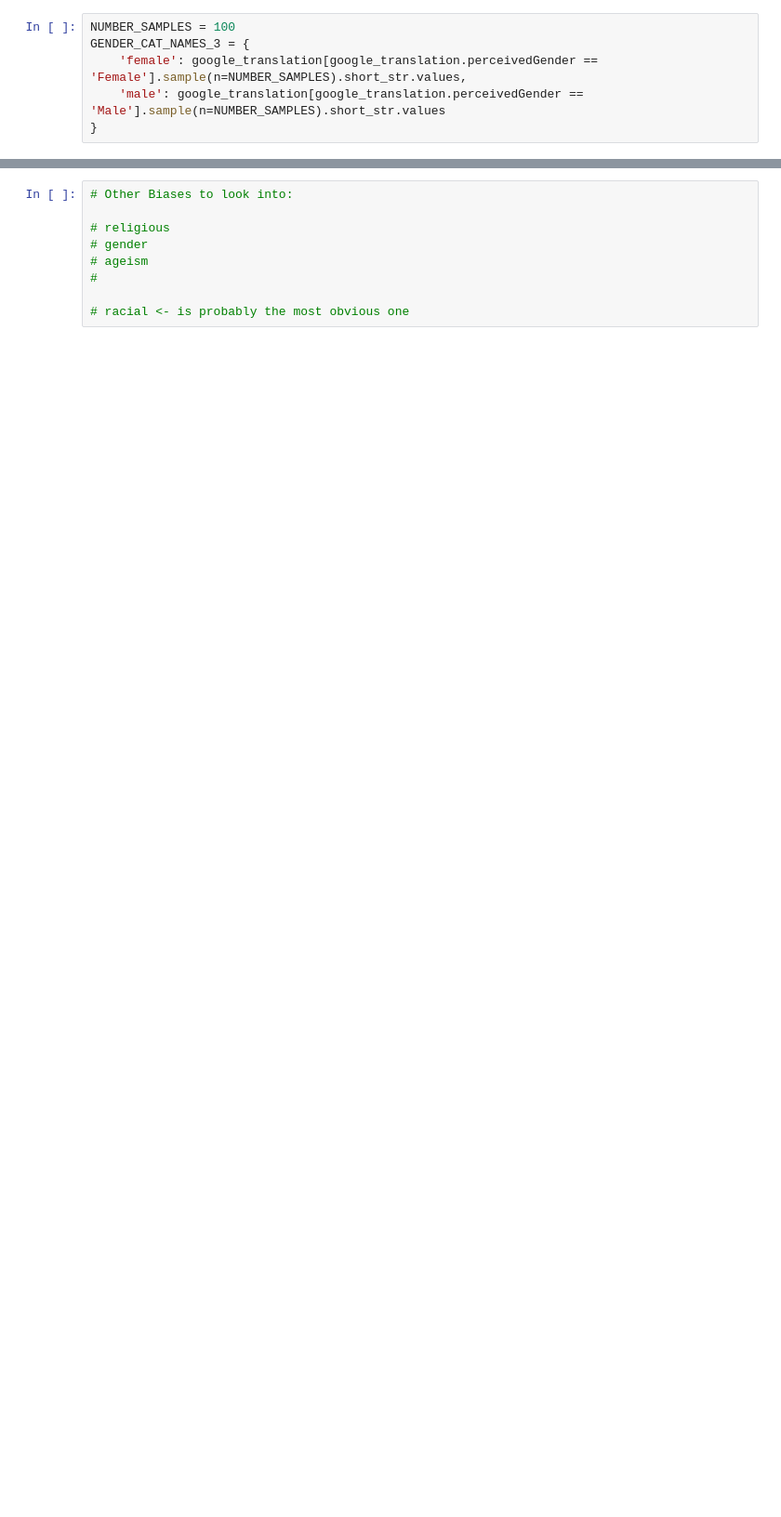
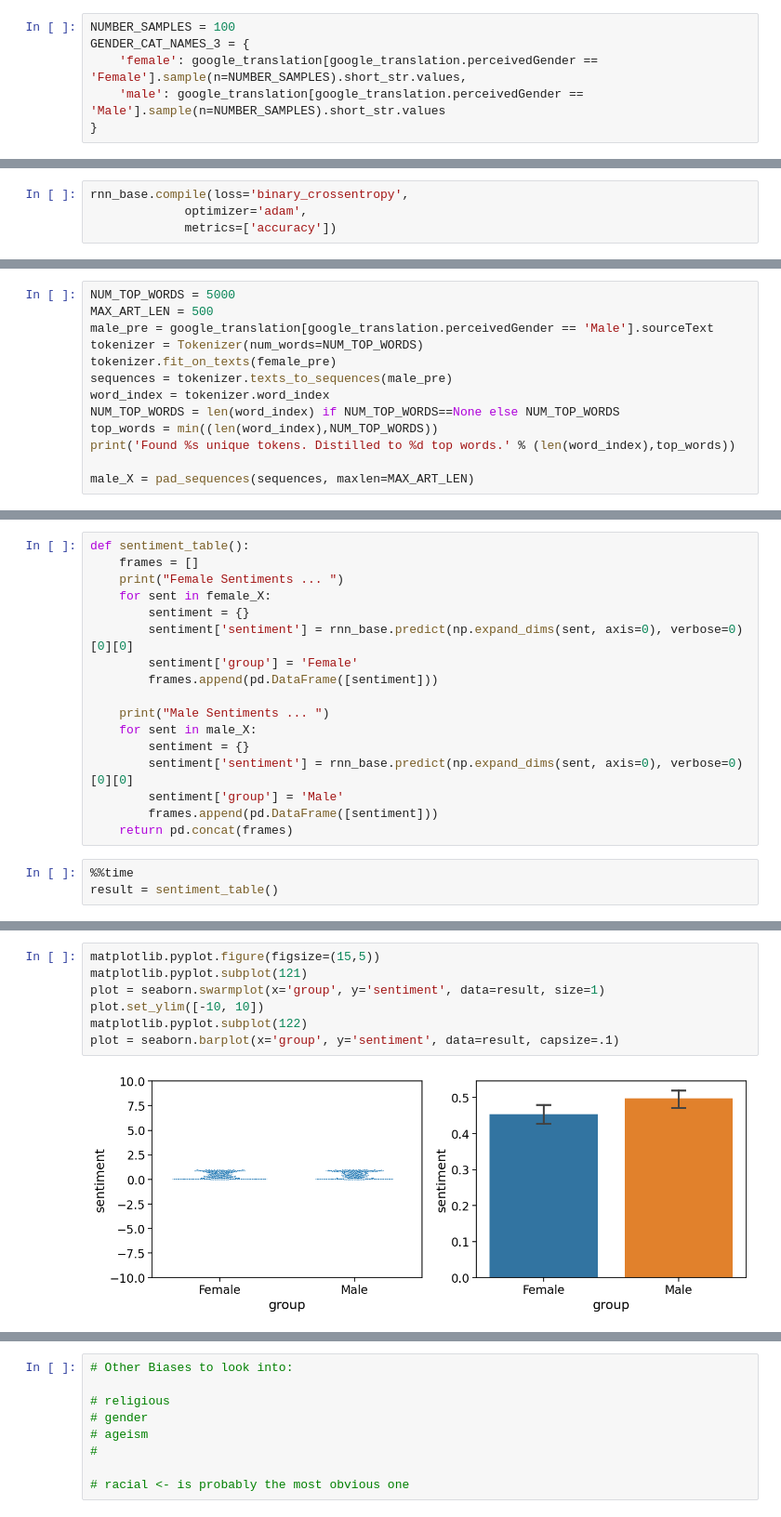
Before and after one commit to GhaidaAlAtoum/PlayGround_ML, a Jupyter notebook: Lab1_Explore_Ghaida.ipynb, the cells around one changed output, grey strips where cells are left out. Shown: that part at 93% size. Cells and saved outputs as stored; diff of their text form; blank space fills up the shorter version.

```diff
--- a/Lab1_Explore_Ghaida.ipynb
+++ b/Lab1_Explore_Ghaida.ipynb
@@ -418,0 +394,4 @@ Wall time: 4min 38s
+# %%
+rnn_base.compile(loss='binary_crossentropy',
+             optimizer='adam',
+             metrics=['accuracy'])
@@ -418,0 +440,13 @@ Wall time: 4min 38s
+# %%
+NUM_TOP_WORDS = 5000
+MAX_ART_LEN = 500
+male_pre = google_translation[google_translation.perceivedGender == 'Male'].sourceText
+tokenizer = Tokenizer(num_words=NUM_TOP_WORDS)
+tokenizer.fit_on_texts(female_pre)
+sequences = tokenizer.texts_to_sequences(male_pre)
+word_index = tokenizer.word_index
+NUM_TOP_WORDS = len(word_index) if NUM_TOP_WORDS==None else NUM_TOP_WORDS
+top_words = min((len(word_index),NUM_TOP_WORDS))
+print('Found %s unique tokens. Distilled to %d top words.' % (len(word_index),top_words))
+
+male_X = pad_sequences(sequences, maxlen=MAX_ART_LEN)
@@ -418,0 +473,20 @@ Wall time: 4min 38s
+# %%
+def sentiment_table():
+    frames = []
+    print("Female Sentiments ... ")
+    for sent in female_X:
+        sentiment = {}
+        sentiment['sentiment'] = rnn_base.predict(np.expand_dims(sent, axis=0), verbose=0)[0][0]
+        sentiment['group'] = 'Female'
+        frames.append(pd.DataFrame([sentiment]))
+
+    print("Male Sentiments ... ")
+    for sent in male_X:
+        sentiment = {}
+        sentiment['sentiment'] = rnn_base.predict(np.expand_dims(sent, axis=0), verbose=0)[0][0]
+        sentiment['group'] = 'Male'
+        frames.append(pd.DataFrame([sentiment]))
+    return pd.concat(frames)
+# %%
+%%time
+result = sentiment_table()
@@ -418,0 +514,9 @@ Wall time: 4min 38s
+# %%
+matplotlib.pyplot.figure(figsize=(15,5))
+matplotlib.pyplot.subplot(121)
+plot = seaborn.swarmplot(x='group', y='sentiment', data=result, size=1)
+plot.set_ylim([-10, 10])
+matplotlib.pyplot.subplot(122)
+plot = seaborn.barplot(x='group', y='sentiment', data=result, capsize=.1)
+# %% [output]
+[figure, added]
```
Also changed, not shown: parts of 54 cells of this notebook, 10 other files.
